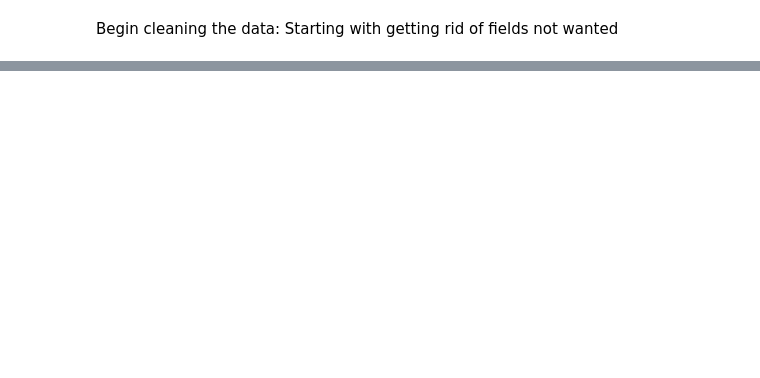
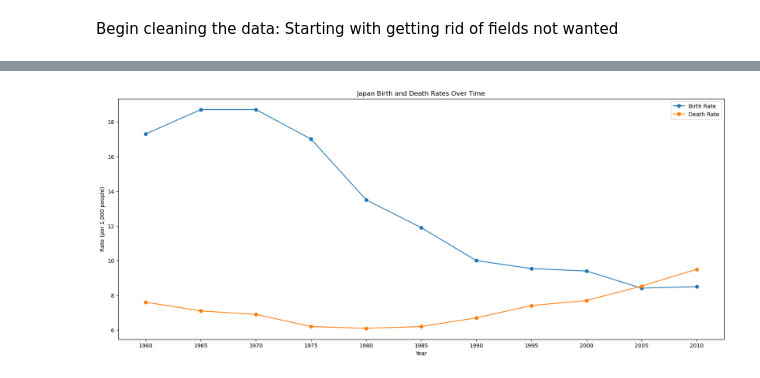
Before and after one commit to TolsonA/Group_3, a Jupyter notebook: Austins_temp_file.ipynb, the cells around one changed output, grey strips where cells are left out. Cells and saved outputs as stored; diff of their text form; code cells hidden in the pictures; blank space fills up the shorter version.

```diff
--- a/Austins_temp_file.ipynb
+++ b/Austins_temp_file.ipynb
@@ -70,0 +94,21 @@ See the caveats in the documentation: https://pandas.pydata.org/pandas-docs/stab
+# %%
+birth_rate_japan = df_japan[df_japan['Indicator Name'] == 'Birth rate, crude (per 1,000 people)'].iloc[:, 5:].T
+death_rate_japan = df_japan[df_japan['Indicator Name'] == 'Death rate, crude (per 1,000 people)'].iloc[:, 5:].T
+birth_rate_japan.columns = ['Birth Rate']
+death_rate_japan.columns = ['Death Rate']
+birth_rate_japan.index.name = 'Year'
+death_rate_japan.index.name = 'Year'
+combined_data_japan = birth_rate_japan.join(death_rate_japan)
+combined_data_japan.index = combined_data_japan.index
+# %%
+filtered_data_2 = combined_data_japan[combined_data_japan.index.astype(int) % 5 == 0]
+plt.figure(figsize=(20, 8))
+plt.plot(filtered_data_2['Birth Rate'], marker='o', label='Birth Rate')
+plt.plot(filtered_data_2['Death Rate'], marker='o', label='Death Rate')
+plt.title('Japan Birth and Death Rates Over Time')
+plt.xlabel('Year')
+plt.ylabel('Rate (per 1,000 people)')
+plt.legend()
+plt.show()
+# %% [output]
+[figure, added]
```
Also changed, not shown: parts of 14 cells of this notebook, 1 other file.
